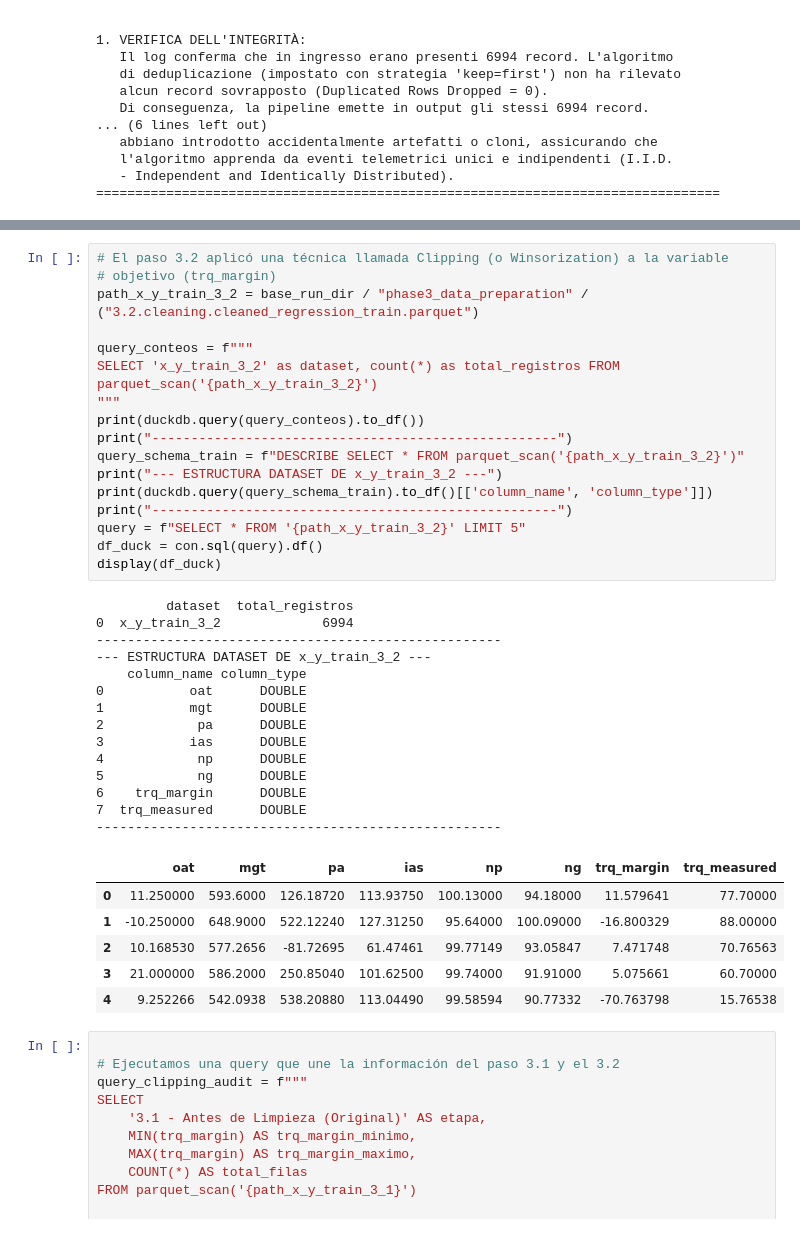
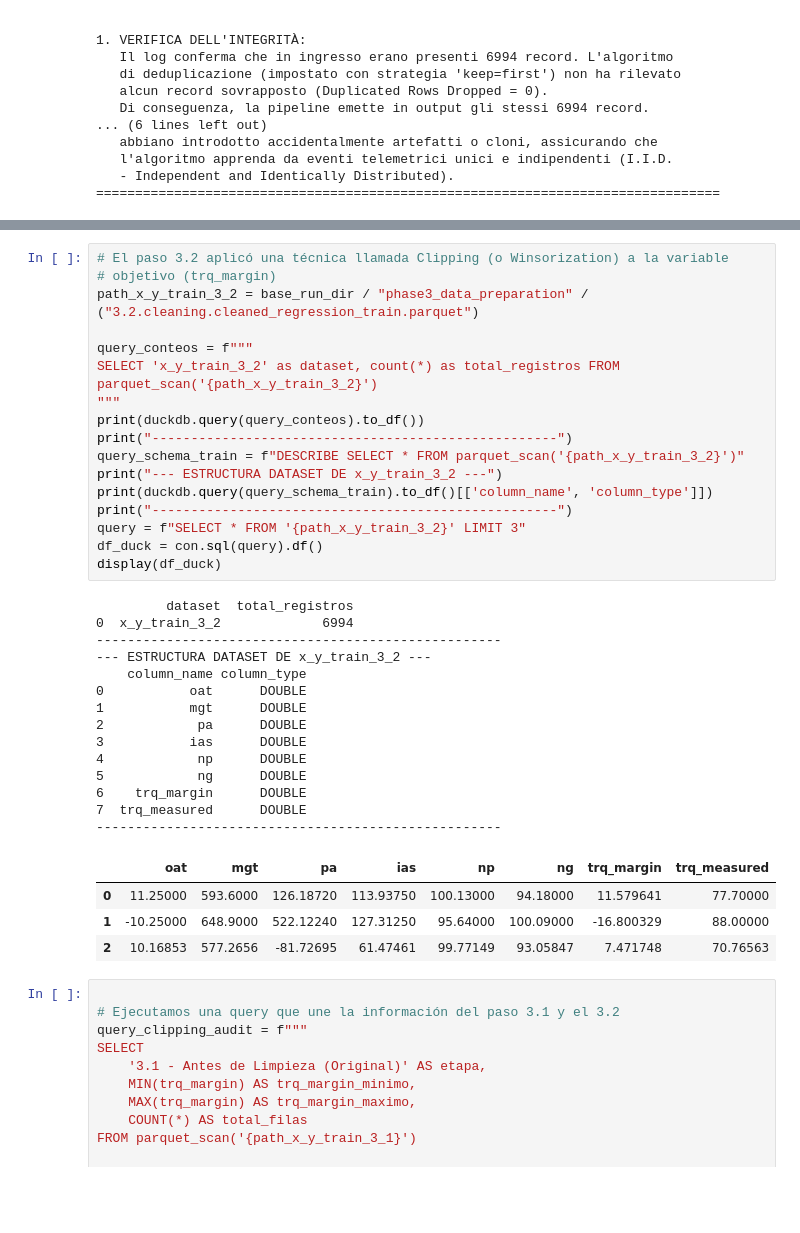
Before and after one commit to Catalinaqi/Project_MPPR-AI_B_PHM_America_2024, a Jupyter notebook: notebooks/phase3_analysis.ipynb, the cells around one changed output, grey strips where cells are left out. Saved outputs shown, nothing was run; the diff lists cells and outputs as text; blank space fills up the shorter version.

```diff
--- a/notebooks/phase3_analysis.ipynb
+++ b/notebooks/phase3_analysis.ipynb
@@ -842,39 +931,37 @@ matematico l'avvio della fase successiva.
 # objetivo (trq_margin)
 path_x_y_train_3_2 = base_run_dir / "phase3_data_preparation" / ("3.2.cleaning.cleaned_regression_train.parquet")
 
 query_conteos = f"""
 SELECT 'x_y_train_3_2' as dataset, count(*) as total_registros FROM parquet_scan('{path_x_y_train_3_2}')
 """
 print(duckdb.query(query_conteos).to_df())
 print("----------------------------------------------------")
 query_schema_train = f"DESCRIBE SELECT * FROM parquet_scan('{path_x_y_train_3_2}')"
 print("--- ESTRUCTURA DATASET DE x_y_train_3_2 ---")
 print(duckdb.query(query_schema_train).to_df()[['column_name', 'column_type']])
 print("----------------------------------------------------")
-query = f"SELECT * FROM '{path_x_y_train_3_2}' LIMIT 5"
+query = f"SELECT * FROM '{path_x_y_train_3_2}' LIMIT 3"
 df_duck = con.sql(query).df()
 display(df_duck)
 # %% [output]
          dataset  total_registros
 0  x_y_train_3_2             6994
 ----------------------------------------------------
 --- ESTRUCTURA DATASET DE x_y_train_3_2 ---
     column_name column_type
 0           oat      DOUBLE
 1           mgt      DOUBLE
 2            pa      DOUBLE
 3           ias      DOUBLE
 4            np      DOUBLE
 5            ng      DOUBLE
 6    trq_margin      DOUBLE
 7  trq_measured      DOUBLE
 ----------------------------------------------------
 |  | oat | mgt | pa | ias | np | ng | trq_margin | trq_measured |
-| 0 | 11.250000 | 593.6000 | 126.18720 | 113.93750 | 100.13000 | 94.18000 | 11.579641 | 77.70000 |
-| 1 | -10.250000 | 648.9000 | 522.12240 | 127.31250 | 95.64000 | 100.09000 | -16.800329 | 88.00000 |
-| 2 | 10.168530 | 577.2656 | -81.72695 | 61.47461 | 99.77149 | 93.05847 | 7.471748 | 70.76563 |
-| 3 | 21.000000 | 586.2000 | 250.85040 | 101.62500 | 99.74000 | 91.91000 | 5.075661 | 60.70000 |
-| 4 | 9.252266 | 542.0938 | 538.20880 | 113.04490 | 99.58594 | 90.77332 | -70.763798 | 15.76538 |
+| 0 | 11.25000 | 593.6000 | 126.18720 | 113.93750 | 100.13000 | 94.18000 | 11.579641 | 77.70000 |
+| 1 | -10.25000 | 648.9000 | 522.12240 | 127.31250 | 95.64000 | 100.09000 | -16.800329 | 88.00000 |
+| 2 | 10.16853 | 577.2656 | -81.72695 | 61.47461 | 99.77149 | 93.05847 | 7.471748 | 70.76563 |
 # %%
 
 # Ejecutamos una query que une la información del paso 3.1 y el 3.2
```
Also changed, not shown: parts of 21 cells of this notebook, 5 other files.
